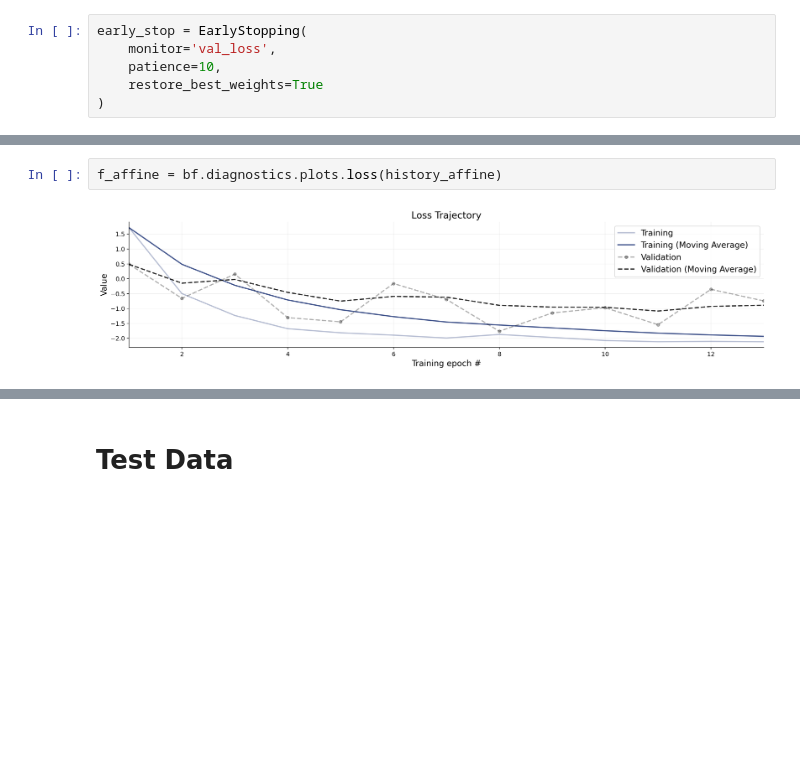
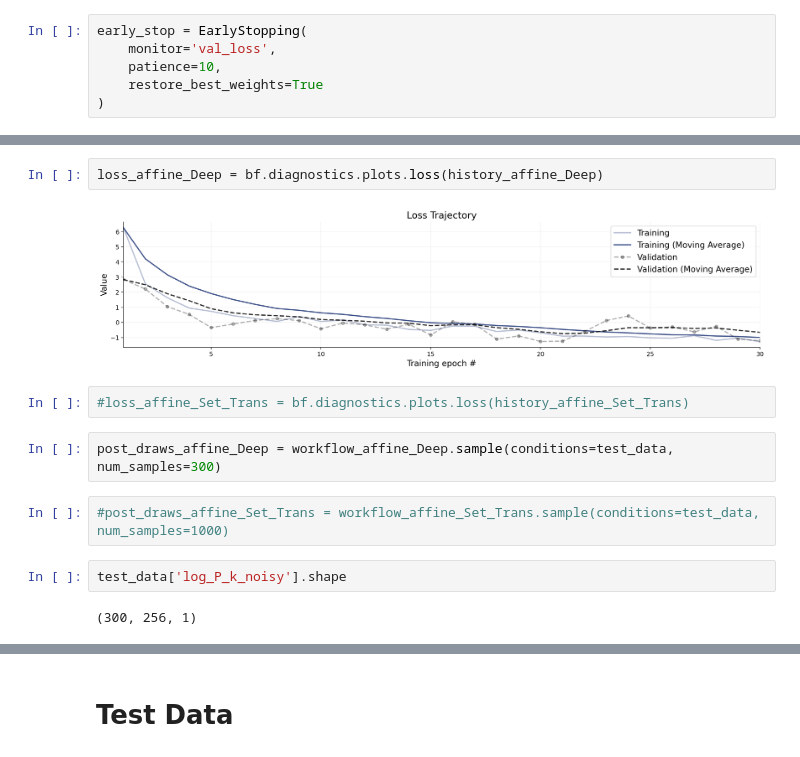
Before and after one commit to lapulga-10/Estimating-Cosmological-Parameters-from-Galaxy-Power-Spectrum-, a Jupyter notebook: Rahul_try2.ipynb, the cells around one changed output, grey strips where cells are left out. Saved outputs shown, nothing was run; the diff lists cells and outputs as text; blank space fills up the shorter version.

Commit message:
test_samle

```diff
--- a/Rahul_try2.ipynb
+++ b/Rahul_try2.ipynb
@@ -441,4 +541,14 @@ print(training_data["n_s"].shape)
 # %%
-f_affine = bf.diagnostics.plots.loss(history_affine)
+loss_affine_Deep = bf.diagnostics.plots.loss(history_affine_Deep)
 # %% [output]
-[figure, old version]
+[figure, new version]
+# %%
+#loss_affine_Set_Trans = bf.diagnostics.plots.loss(history_affine_Set_Trans)
+# %%
+post_draws_affine_Deep = workflow_affine_Deep.sample(conditions=test_data, num_samples=300)
+# %%
+#post_draws_affine_Set_Trans = workflow_affine_Set_Trans.sample(conditions=test_data, num_samples=1000)
+# %%
+test_data['log_P_k_noisy'].shape
+# %% [output]
+(300, 256, 1)
```
Also changed, not shown: parts of 29 cells of this notebook.
